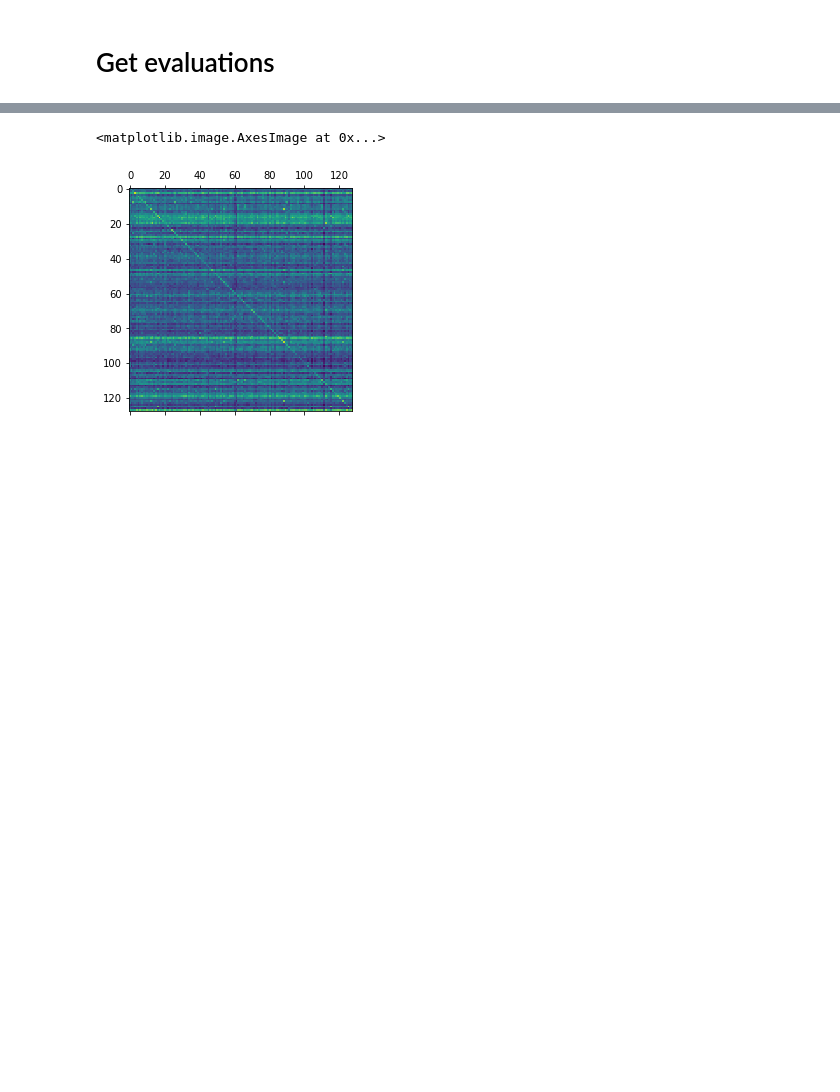
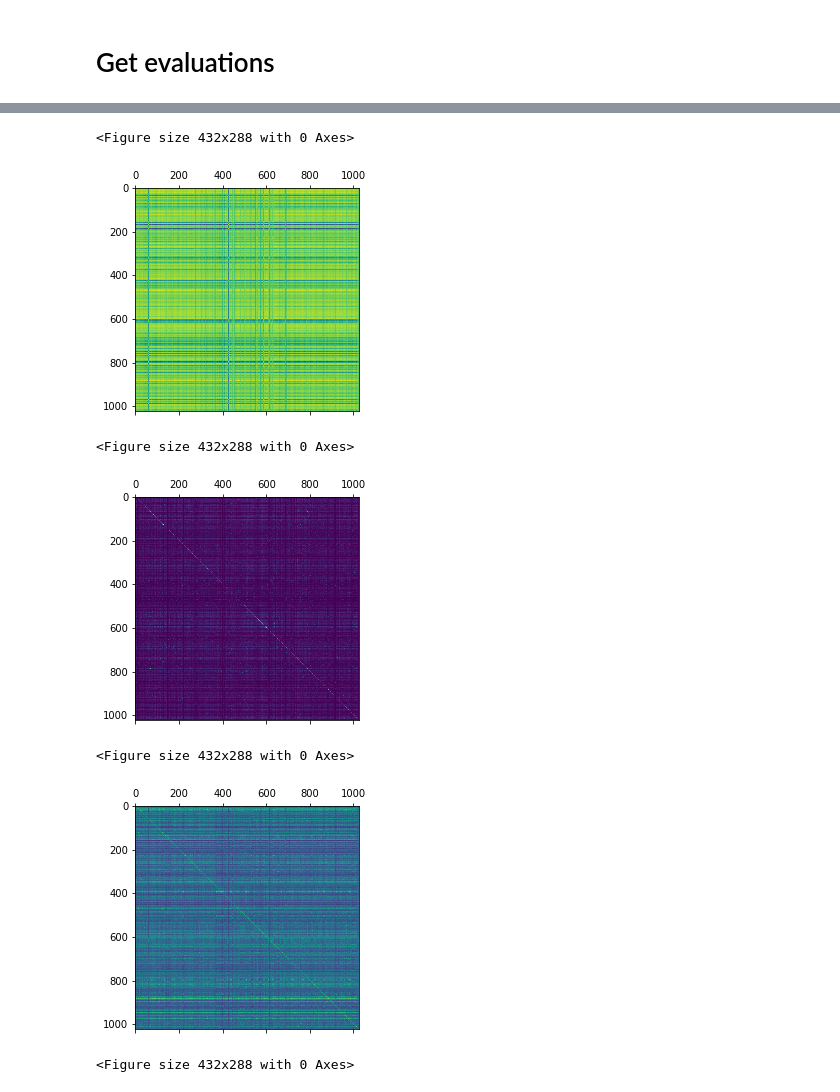
Before and after one commit to idariis/Deep-Learning-Project-E20, a Jupyter notebook: Evaluate_performance.ipynb, the cells around one changed output, grey strips where cells are left out. Saved outputs shown, nothing was run; the diff lists cells and outputs as text; code cells hidden in the pictures; blank space fills up the shorter version.

```diff
--- a/Evaluate_performance.ipynb
+++ b/Evaluate_performance.ipynb
@@ -280,5 +326,33 @@ plt.matshow(sim_BERT_large)
-# %%
-plt.matshow(sim_BERT_finetuned_train)
-# %% [output]
-<matplotlib.image.AxesImage at 0x...>
-[figure, removed]
+# %%
+fig = plt.figure()
+plt.matshow(sim_BERT)
+#plt.title('BERT no tuning')
+#plt.show()
+#plt.imsave()
+plt.savefig("drive/My Drive/deep_learning_project/figures/nofinetune_simmatrix.pdf", bbox_inches='tight')
+
+fig = plt.figure()
+plt.matshow(tfidf_sim)
+#plt.title('TF-IDF')
+#plt.show()
+plt.savefig("drive/My Drive/deep_learning_project/figures/tfidf_simmatrix.pdf", bbox_inches='tight')
+
+fig = plt.figure()
+plt.matshow(sim_BERT_finetuned_train)
+#plt.title('Train 11th layer')
+#plt.show()
+plt.savefig("drive/My Drive/deep_learning_project/figures/layer11_simmatrix.pdf", bbox_inches='tight')
+
+fig = plt.figure()
+plt.matshow(sim_BERT_finetuned_91011)
+#plt.title('Train 9-11th layer')
+#plt.show()
+plt.savefig("drive/My Drive/deep_learning_project/figures/concat_simmatrix.pdf", bbox_inches='tight')
+# %% [output]
+<Figure size 432x288 with 0 Axes>
+[figure, added]
+<Figure size 432x288 with 0 Axes>
+[figure, added]
+<Figure size 432x288 with 0 Axes>
+[figure, added]
+<Figure size 432x288 with 0 Axes>
```
Also changed, not shown: parts of 15 cells of this notebook.
